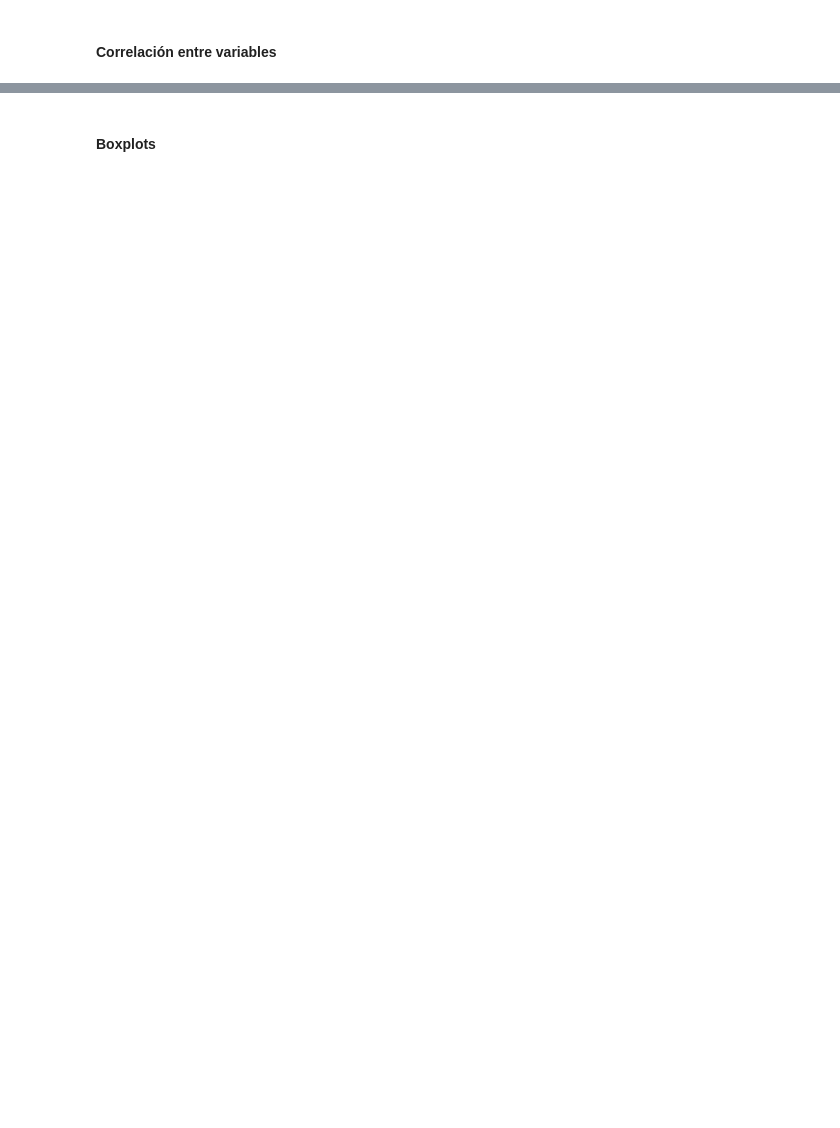
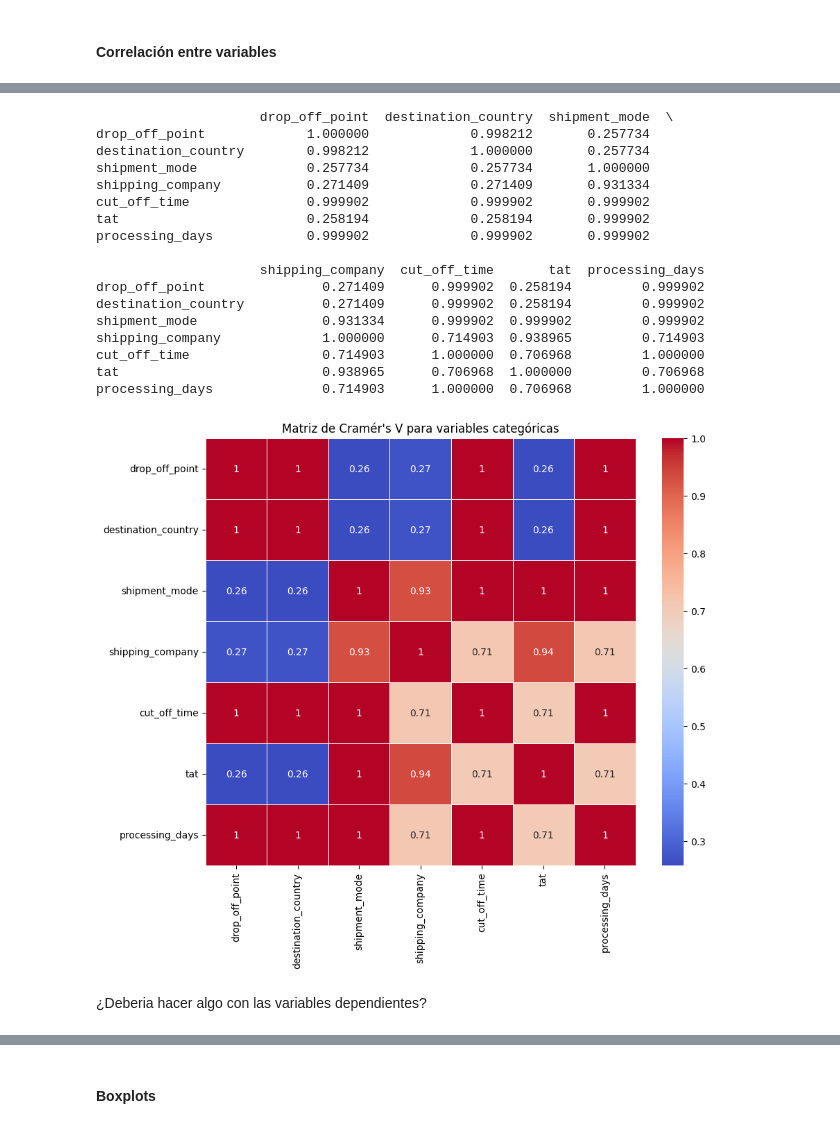
Before and after one commit to dtote/shipping-optimization-challenge, a Jupyter notebook: svr.ipynb, the cells around one changed output, grey strips where cells are left out. Saved outputs shown, nothing was run; the diff lists cells and outputs as text; code cells hidden in the pictures; blank space fills up the shorter version.

```diff
--- a/svr.ipynb
+++ b/svr.ipynb
@@ -365,0 +521,62 @@ El resto de variables que toman de de 2 a 3 valores distintos habría que analiz
+# %%
+def cramers_v(confusion_matrix):
+    chi2_stat = chi2_contingency(confusion_matrix)[0]
+    n = confusion_matrix.sum().sum()
+    phi2 = chi2_stat / n
+    r, k = confusion_matrix.shape
+    phi2corr = max(0, phi2 - ((k-1)*(r-1))/(n-1))
+    rcorr = r - ((r-1)**2)/(n-1)
+    kcorr = k - ((k-1)**2)/(n-1)
+    denominator = min((kcorr-1), (rcorr-1))
+    if denominator == 0:
+        return np.nan  # o 0 o algún otro valor que consideres adecuado
+    return np.sqrt(phi2corr / denominator)
+
+# Seleccionamos las variables categoricas
+categorical_columns = train.select_dtypes(include=['object']).columns
+columns_with_only_one_value = ['selected', 'pick_up_point', 'source_country']
+
+# Eliminamos de las categoricas aquellas variables que solo toman un valor.
+categorical_columns = [col for col in categorical_columns if col not in columns_with_only_one_value]
+
+n = len(categorical_columns)
+# Crear un DataFrame vacío para almacenar los resultados
+results = pd.DataFrame(np.zeros((n, n)), index=categorical_columns, columns=categorical_columns)
+
+# Calcular Cramér's V para cada par de variables categóricas
+for i in range(n):
+    for j in range(i, n):
+        if i == j:
+            results.iloc[i, j] = 1.0
+        else:
+            confusion_matrix = pd.crosstab(train[categorical_columns[i]], train[categorical_columns[j]])
+            results.iloc[i, j] = cramers_v(confusion_matrix)
+            results.iloc[j, i] = results.iloc[i, j]
+
+print(results)
+# Visualizar la matriz de Cramér's V
+plt.figure(figsize=(10, 8))
+sns.heatmap(results, annot=True, cmap='coolwarm', linewidths=0.5)
+plt.title("Matriz de Cramér's V para variables categóricas")
+plt.show()
+# %% [output]
+                     drop_off_point  destination_country  shipment_mode  \
+drop_off_point             1.000000             0.998212       0.257734
+destination_country        0.998212             1.000000       0.257734
+shipment_mode              0.257734             0.257734       1.000000
+shipping_company           0.271409             0.271409       0.931334
+cut_off_time               0.999902             0.999902       0.999902
+tat                        0.258194             0.258194       0.999902
+processing_days            0.999902             0.999902       0.999902
+
+                     shipping_company  cut_off_time       tat  processing_days
+drop_off_point               0.271409      0.999902  0.258194         0.999902
+destination_country          0.271409      0.999902  0.258194         0.999902
+shipment_mode                0.931334      0.999902  0.999902         0.999902
+shipping_company             1.000000      0.714903  0.938965         0.714903
+cut_off_time                 0.714903      1.000000  0.706968         1.000000
+tat                          0.938965      0.706968  1.000000         0.706968
+processing_days              0.714903      1.000000  0.706968         1.000000
+[figure, added]
+# %% [markdown]
+¿Deberia hacer algo con las variables dependientes?
```
Also changed, not shown: parts of 50 cells of this notebook.
